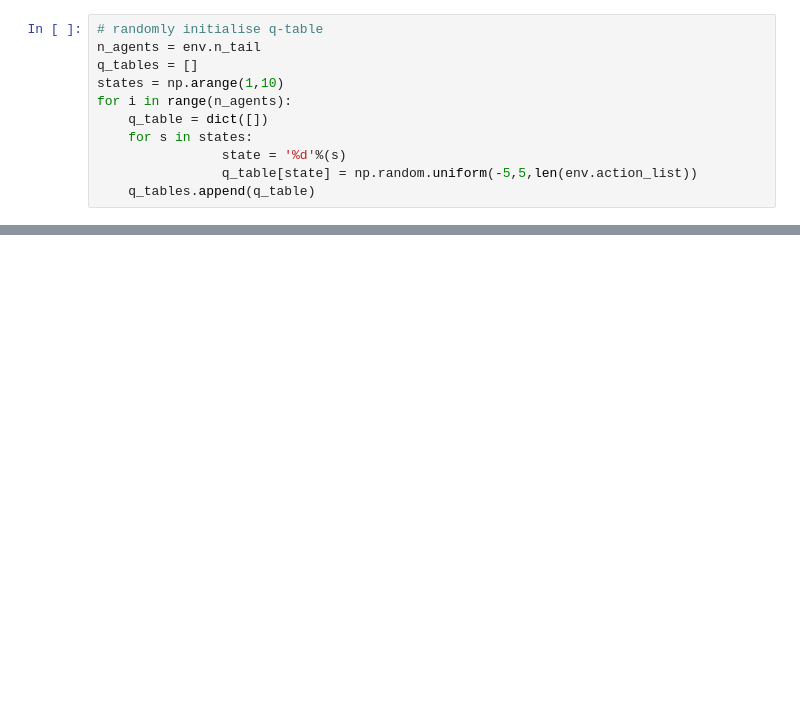
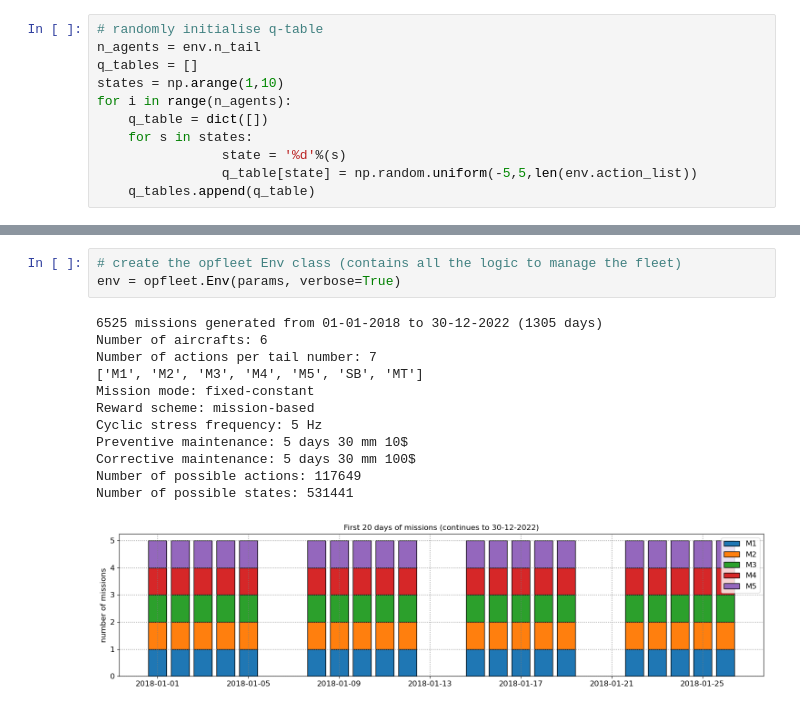
Before and after one commit to UNSW-MCM/RLfleet, a Jupyter notebook: 5_fleet_optimisation_IQL.ipynb, the cells around one changed output, grey strips where cells are left out. Drawn from its saved outputs; the diff is of its cells as text; blank space fills up the shorter version.

```diff
--- a/5_fleet_optimisation_IQL.ipynb
+++ b/5_fleet_optimisation_IQL.ipynb
@@ -949,0 +1064,16 @@ for n_aircrafts in [6]:
+# %%
+# create the opfleet Env class (contains all the logic to manage the fleet)
+env = opfleet.Env(params, verbose=True)
+# %% [output]
+6525 missions generated from 01-01-2018 to 30-12-2022 (1305 days)
+Number of aircrafts: 6
+Number of actions per tail number: 7
+['M1', 'M2', 'M3', 'M4', 'M5', 'SB', 'MT']
+Mission mode: fixed-constant
+Reward scheme: mission-based
+Cyclic stress frequency: 5 Hz
+Preventive maintenance: 5 days 30 mm 10$
+Corrective maintenance: 5 days 30 mm 100$
+Number of possible actions: 117649
+Number of possible states: 531441
+[figure, added]
```
Also changed, not shown: parts of 15 cells of this notebook, 2 other files.
